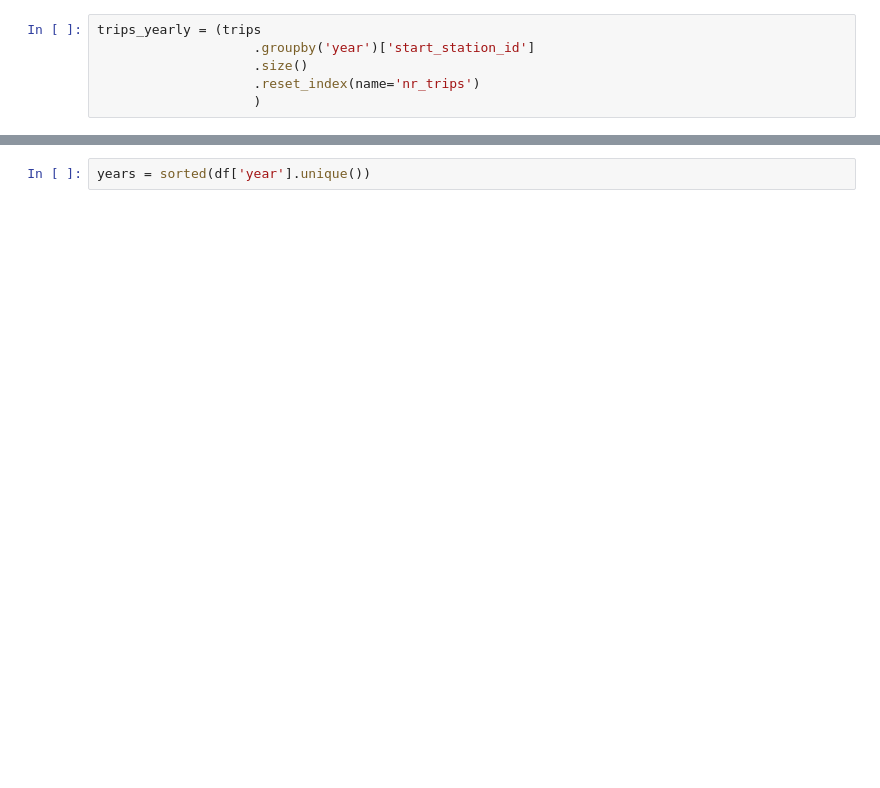
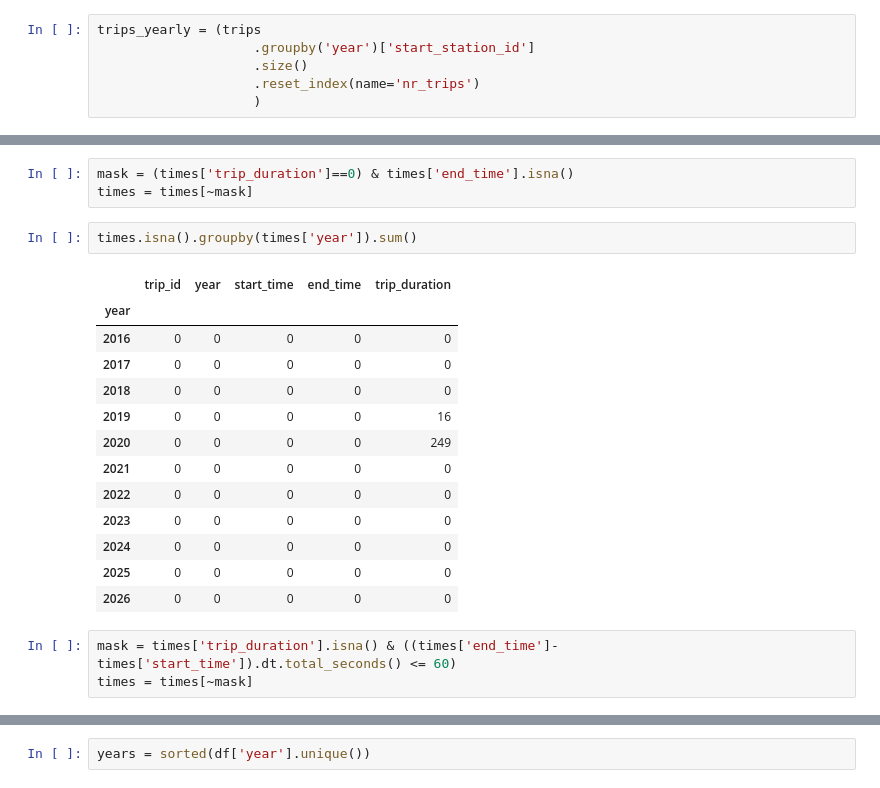
Before and after one commit to Neman-River/bikeshare_toronto, a Jupyter notebook: eda.ipynb, the cells around one changed output, grey strips where cells are left out. Drawn from its saved outputs; the diff is of its cells as text; blank space fills up the shorter version.

```diff
--- a/eda.ipynb
+++ b/eda.ipynb
@@ -204,0 +577,22 @@ fig
+# %%
+mask = (times['trip_duration']==0) & times['end_time'].isna()
+times = times[~mask]
+# %%
+times.isna().groupby(times['year']).sum()
+# %% [output]
+|  | trip_id | year | start_time | end_time | trip_duration |
+| year |  |  |  |  |  |
+| 2016 | 0 | 0 | 0 | 0 | 0 |
+| 2017 | 0 | 0 | 0 | 0 | 0 |
+| 2018 | 0 | 0 | 0 | 0 | 0 |
+| 2019 | 0 | 0 | 0 | 0 | 16 |
+| 2020 | 0 | 0 | 0 | 0 | 249 |
+| 2021 | 0 | 0 | 0 | 0 | 0 |
+| 2022 | 0 | 0 | 0 | 0 | 0 |
+| 2023 | 0 | 0 | 0 | 0 | 0 |
+| 2024 | 0 | 0 | 0 | 0 | 0 |
+| 2025 | 0 | 0 | 0 | 0 | 0 |
+| 2026 | 0 | 0 | 0 | 0 | 0 |
+# %%
+mask = times['trip_duration'].isna() & ((times['end_time']-times['start_time']).dt.total_seconds() <= 60)
+times = times[~mask]
```
Also changed, not shown: parts of 89 cells of this notebook.
